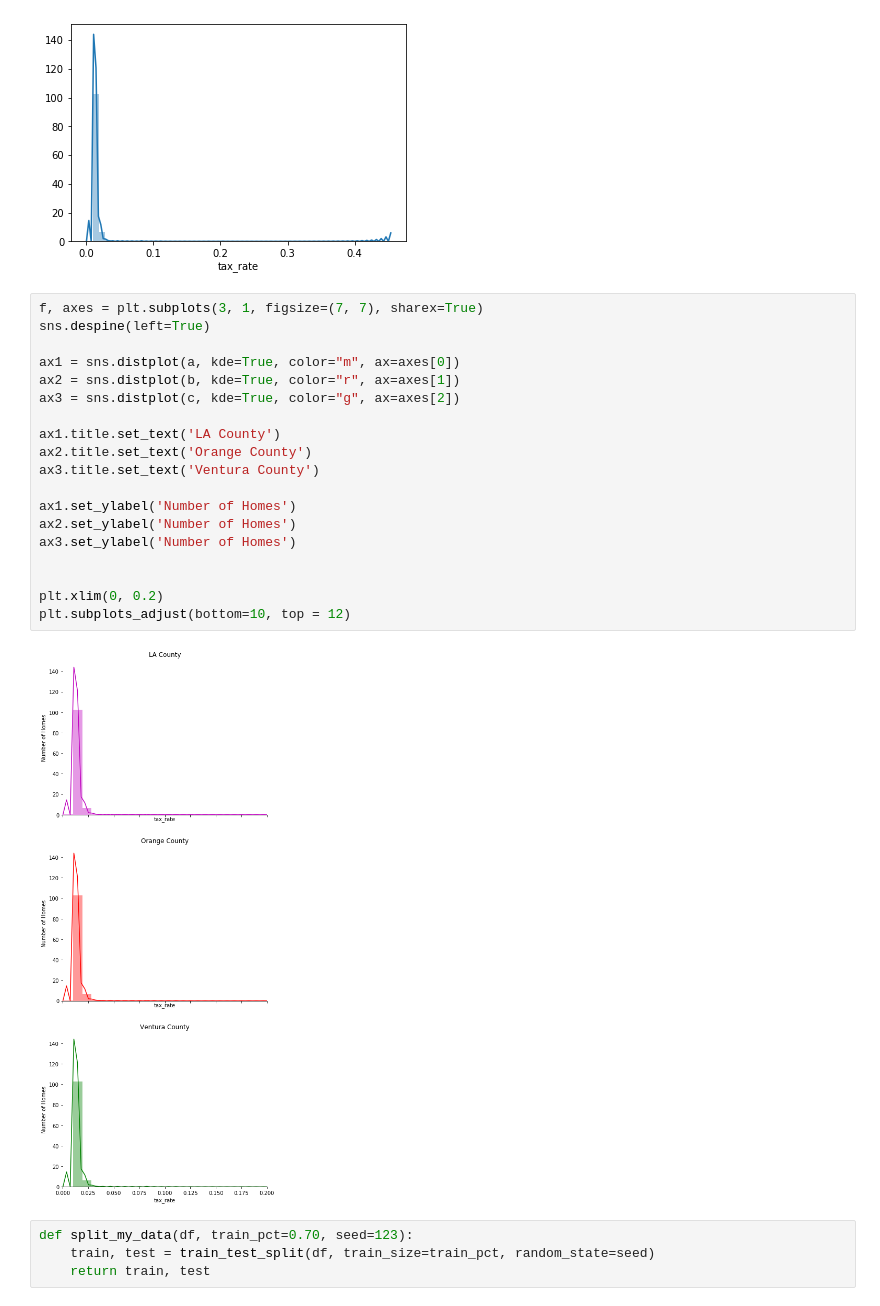
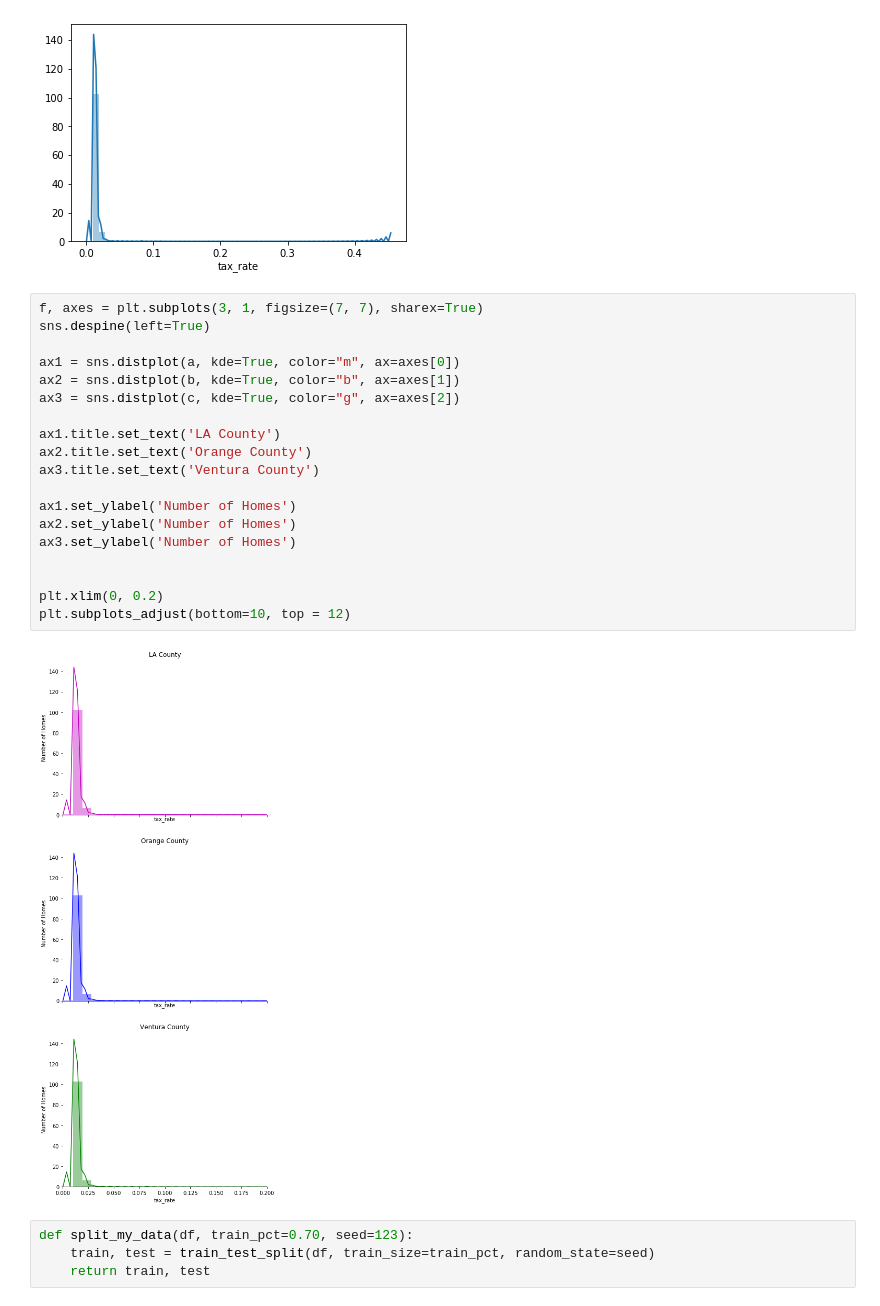
Before and after one commit to JadaShipp/ds-methodologies-exercises, a Jupyter notebook: project/zillow_regression_project.ipynb, the cells around one changed output. Saved outputs shown, nothing was run; the diff lists cells and outputs as text.

```diff
--- a/project/zillow_regression_project.ipynb
+++ b/project/zillow_regression_project.ipynb
@@ -277,24 +277,24 @@ sns.distplot(d)
 # %%
 f, axes = plt.subplots(3, 1, figsize=(7, 7), sharex=True)
 sns.despine(left=True)
 
 ax1 = sns.distplot(a, kde=True, color="m", ax=axes[0])
-ax2 = sns.distplot(b, kde=True, color="r", ax=axes[1])
+ax2 = sns.distplot(b, kde=True, color="b", ax=axes[1])
 ax3 = sns.distplot(c, kde=True, color="g", ax=axes[2])
 
 ax1.title.set_text('LA County')
 ax2.title.set_text('Orange County')
 ax3.title.set_text('Ventura County')
 
 ax1.set_ylabel('Number of Homes')
 ax2.set_ylabel('Number of Homes')
 ax3.set_ylabel('Number of Homes')
 
 
 plt.xlim(0, 0.2)
 plt.subplots_adjust(bottom=10, top = 12)
 # %% [output]
-[figure, old version]
+[figure, new version]
 # %%
 def split_my_data(df, train_pct=0.70, seed=123):
     train, test = train_test_split(df, train_size=train_pct, random_state=seed)
```
